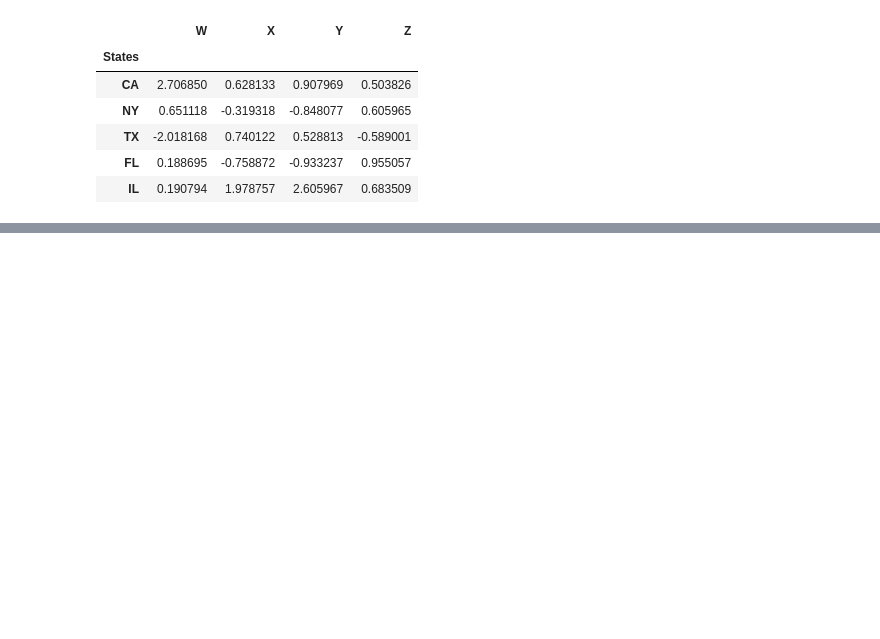
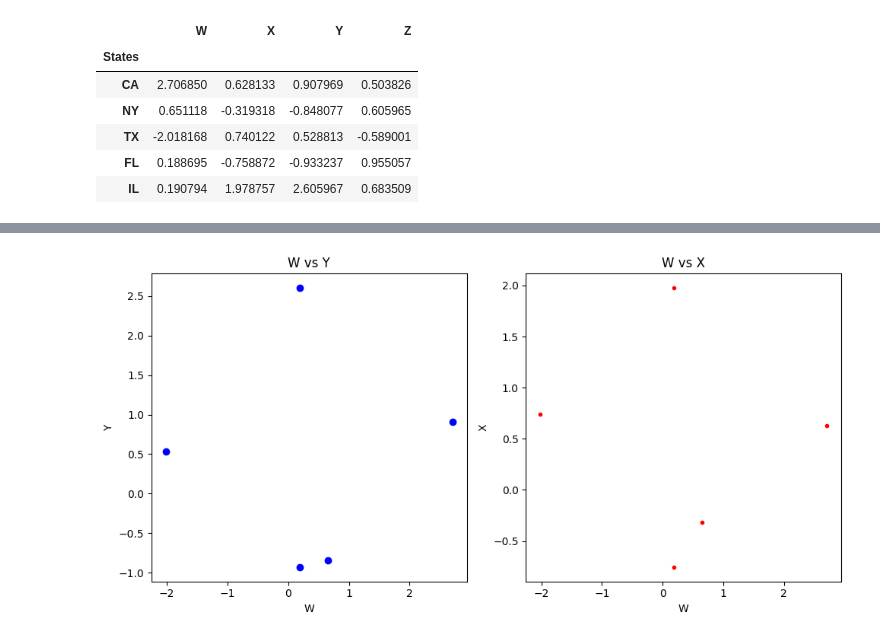
Before and after one commit to Alecdrew/Python-bootcamp, a Jupyter notebook: Notebooks/my_notes_on_course.ipynb, the cells around one changed output, grey strips where cells are left out. Drawn from its saved outputs; the diff is of its cells as text; code cells hidden in the pictures; blank space fills up the shorter version.

```diff
--- a/Notebooks/my_notes_on_course.ipynb
+++ b/Notebooks/my_notes_on_course.ipynb
@@ -112,0 +223,26 @@ df
+# %%
+#subplots allow us to create multiple plots in the same figure to compare different aspects of the data side by side
+#plt.subplots(rows, columns) creates multiple axes objects inside the same figure
+
+fig , ax = plt.subplots(1, 2, figsize=(10,5)) #1 row, 2 columns, set the figure size to be wider for better visibility of the subplots
+
+#first subplot
+ax[0].scatter(df['W'], df['Y'], color='blue', marker='o', label='Y')
+ax[0].set_xlabel('W')
+ax[0].set_ylabel('Y')
+ax[0].set_title('W vs Y')
+
+#second subplot
+ax[1].scatter(df['W'], df['X'], color='red', marker='.', label='X')
+ax[1].set_xlabel('W')
+ax[1].set_ylabel('X')
+ax[1].set_title('W vs X')
+
+plt.tight_layout() #adjusts the spacing between the plots to prevent overlap
+
+# plt.show() is optional because we are in a Jupyter notebook and the plots will be displayed automatically,
+# but it is good practice to include it for clarity and to ensure the plots are displayed in the correct order when running the code outside of a notebook environment
+
+plt.show()
+# %% [output]
+[figure, added]
```
Also changed, not shown: parts of 5 cells of this notebook.
